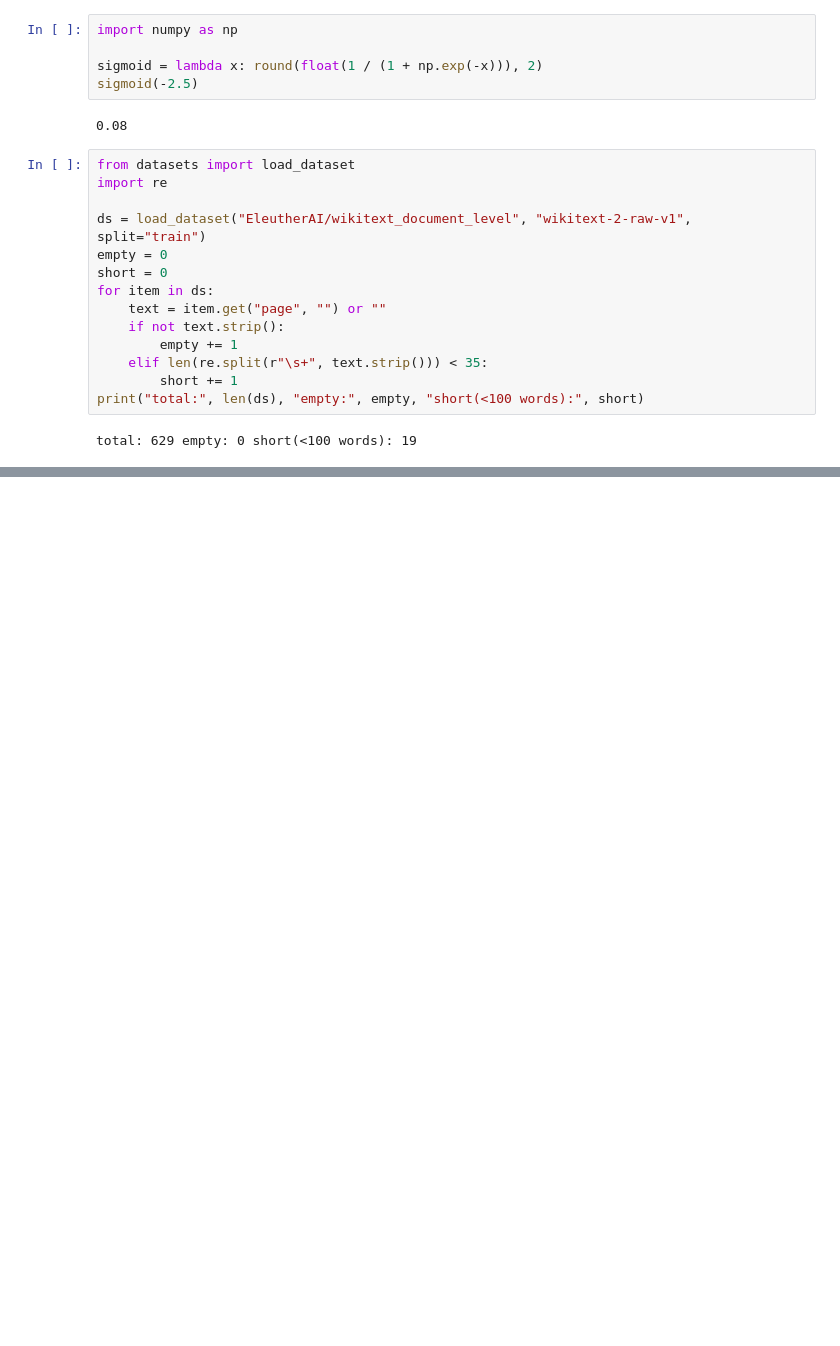
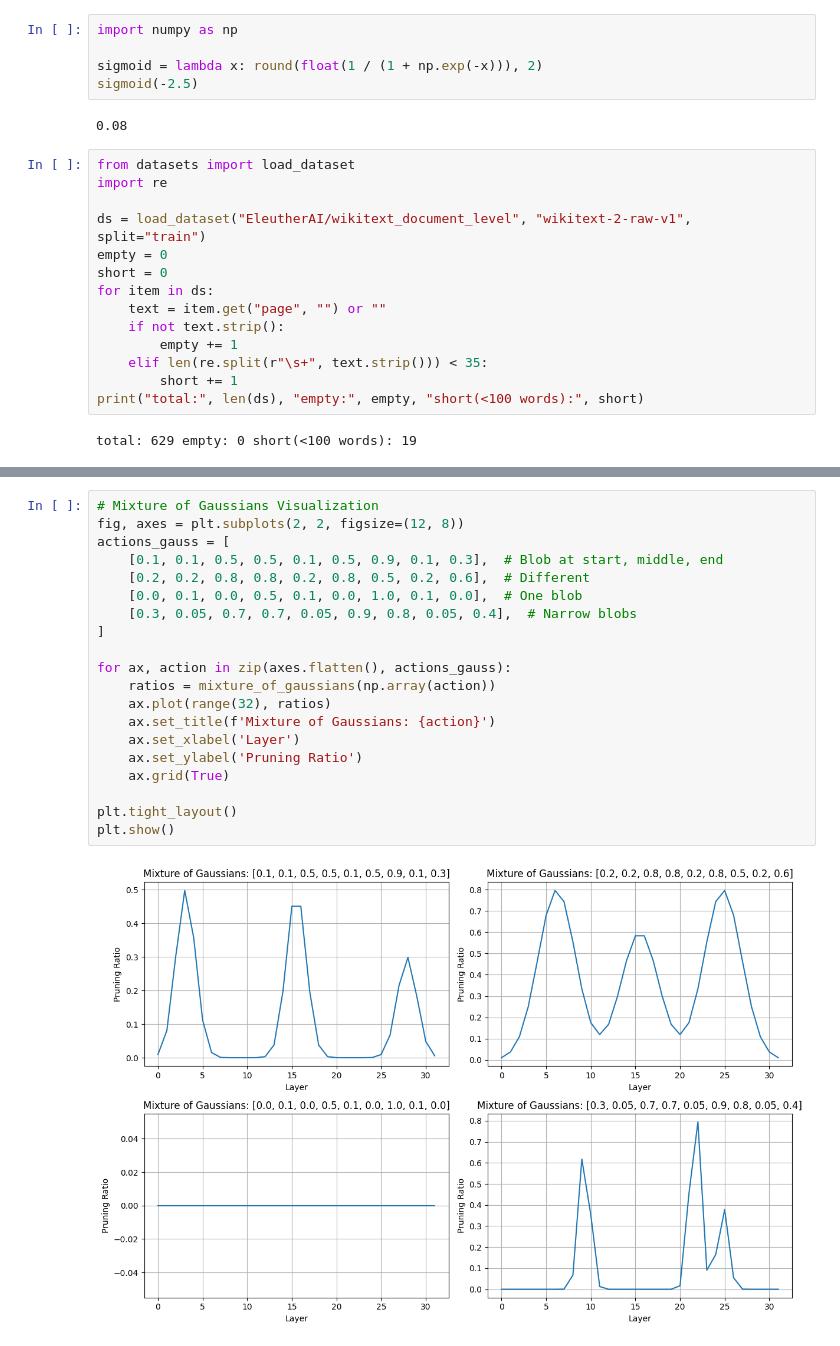
Before and after one commit to jakub-szafranski/rlp, a Jupyter notebook: aa.ipynb, the cells around one changed output, grey strips where cells are left out. Saved outputs shown, nothing was run; the diff lists cells and outputs as text; blank space fills up the shorter version.

```diff
--- a/aa.ipynb
+++ b/aa.ipynb
@@ -25,0 +128,22 @@ total: 629 empty: 0 short(<100 words): 19
+# %%
+# Mixture of Gaussians Visualization
+fig, axes = plt.subplots(2, 2, figsize=(12, 8))
+actions_gauss = [
+    [0.1, 0.1, 0.5, 0.5, 0.1, 0.5, 0.9, 0.1, 0.3],  # Blob at start, middle, end
+    [0.2, 0.2, 0.8, 0.8, 0.2, 0.8, 0.5, 0.2, 0.6],  # Different
+    [0.0, 0.1, 0.0, 0.5, 0.1, 0.0, 1.0, 0.1, 0.0],  # One blob
+    [0.3, 0.05, 0.7, 0.7, 0.05, 0.9, 0.8, 0.05, 0.4],  # Narrow blobs
+]
+
+for ax, action in zip(axes.flatten(), actions_gauss):
+    ratios = mixture_of_gaussians(np.array(action))
+    ax.plot(range(32), ratios)
+    ax.set_title(f'Mixture of Gaussians: {action}')
+    ax.set_xlabel('Layer')
+    ax.set_ylabel('Pruning Ratio')
+    ax.grid(True)
+
+plt.tight_layout()
+plt.show()
+# %% [output]
+[figure, added]
```
Also changed, not shown: parts of 6 cells of this notebook, 4 other files.
